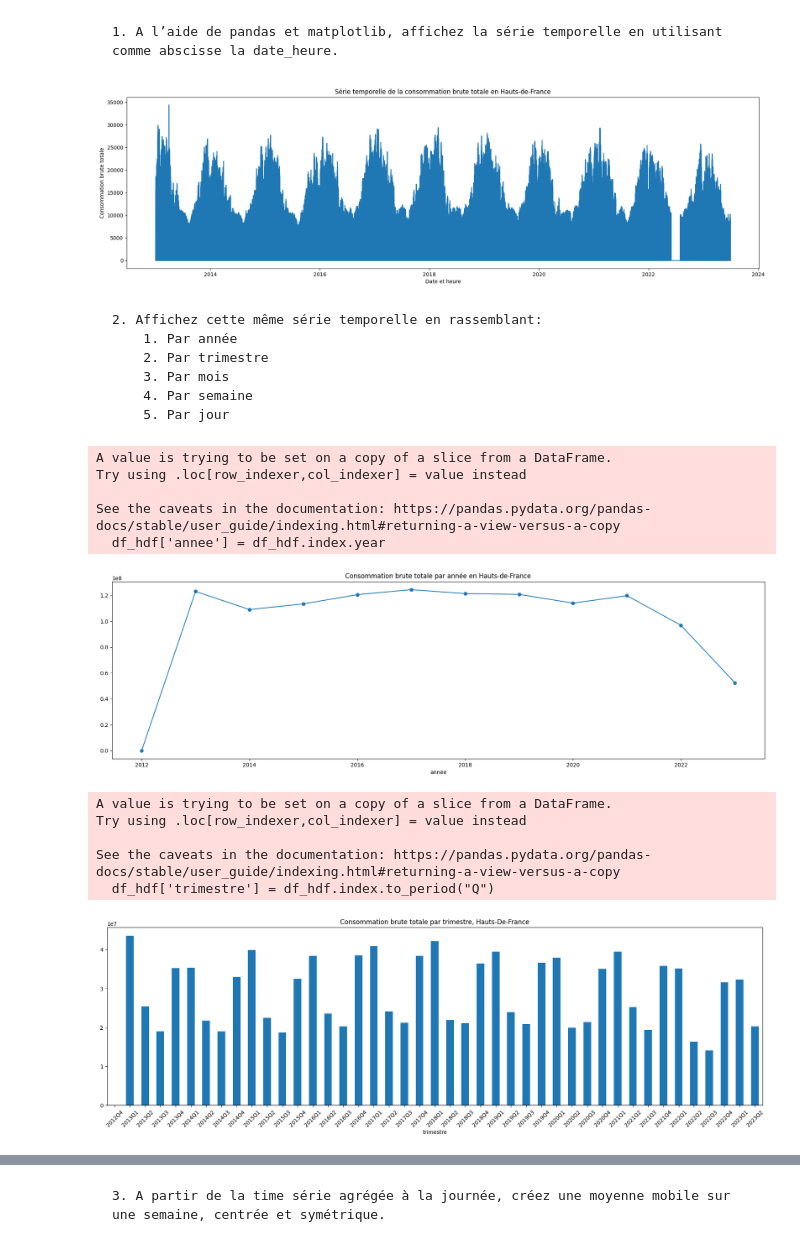
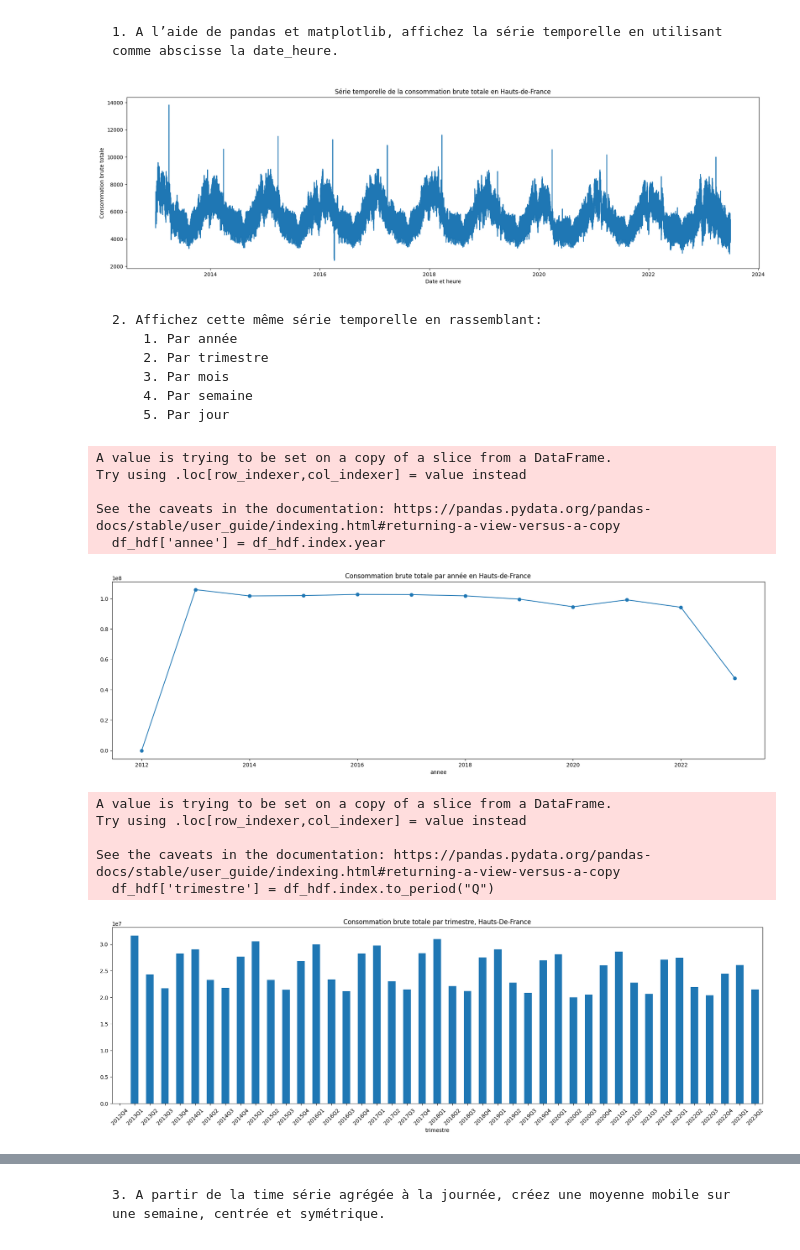
Before and after one commit to ForskyOnly/time_series, a Jupyter notebook: time_series.ipynb, the cells around one changed output, grey strips where cells are left out. Drawn from its saved outputs; the diff is of its cells as text; code cells hidden in the pictures.

```diff
--- a/time_series.ipynb
+++ b/time_series.ipynb
@@ -53,16 +53,16 @@ df_hdf = df[df['region'] == 'Hauts-de-France']
 
 df_hdf.set_index('date_heure',inplace=True)
 # %%
-df_grouped = df_hdf.groupby(df_hdf.index)['consommation_brute_totale'].sum()
+df_grouped = df_hdf.groupby(df_hdf.index)['consommation_brute_electricite_rte'].sum()
 
 plt.figure(figsize=(22, 6))
 plt.plot(df_grouped.index, df_grouped)
 plt.xlabel('Date et heure')
 plt.ylabel('Consommation brute totale')
 plt.title('Série temporelle de la consommation brute totale en Hauts-de-France')
 plt.show()
 # %% [output]
-[figure, old version]
+[figure, new version]
 # %% [markdown]
     2. Affichez cette même série temporelle en rassemblant:
         1. Par année
@@ -72,7 +72,7 @@ plt.show()
         5. Par jour
 # %%
 df_hdf['annee'] = df_hdf.index.year
-df_annee_hdf = df_hdf.groupby('annee')['consommation_brute_totale'].sum()
+df_annee_hdf = df_hdf.groupby('annee')['consommation_brute_electricite_rte'].sum()
 
 plt.figure(figsize=(22, 6))
 df_annee_hdf.plot(kind='line', marker="o")
@@ -85,10 +85,10 @@ Try using .loc[row_indexer,col_indexer] = value instead
 
 See the caveats in the documentation: https://pandas.pydata.org/pandas-docs/stable/user_guide/indexing.html#returning-a-view-versus-a-copy
   df_hdf['annee'] = df_hdf.index.year
-[figure, old version]
+[figure, new version]
 # %%
 df_hdf['trimestre'] = df_hdf.index.to_period("Q")
-df_trimestre = df_hdf.groupby('trimestre')['consommation_brute_totale'].sum()
+df_trimestre = df_hdf.groupby('trimestre')['consommation_brute_electricite_rte'].sum()
 
 plt.figure(figsize=(22, 6))
 df_trimestre.plot(kind='bar')
@@ -101,6 +101,6 @@ Try using .loc[row_indexer,col_indexer] = value instead
 
 See the caveats in the documentation: https://pandas.pydata.org/pandas-docs/stable/user_guide/indexing.html#returning-a-view-versus-a-copy
   df_hdf['trimestre'] = df_hdf.index.to_period("Q")
-[figure, old version]
+[figure, new version]
 # %%
 df_hdf['mois'] = df_hdf.index.to_period("M")
```
Also changed, not shown: parts of 12 cells of this notebook.
